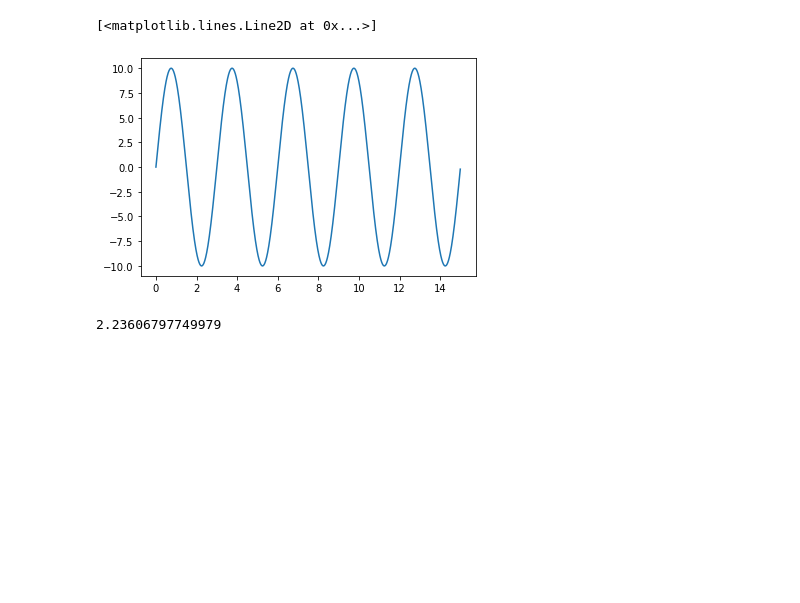
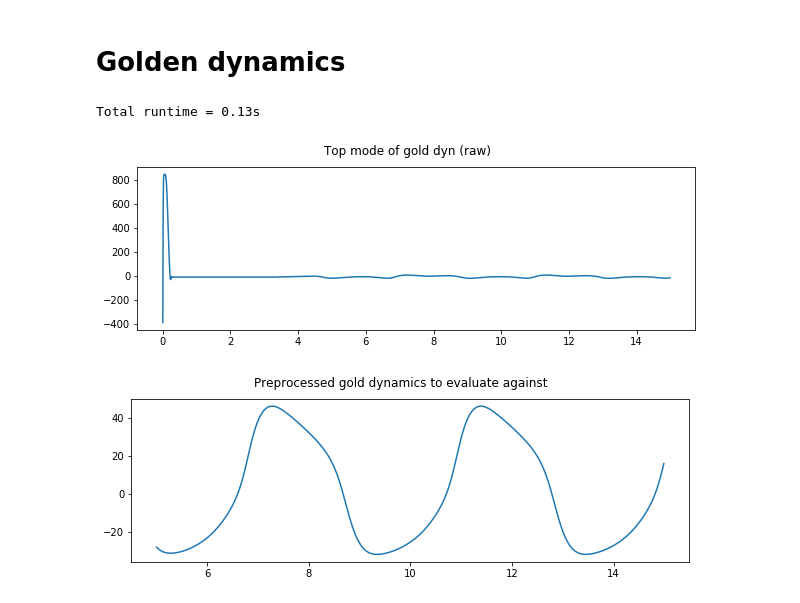
Before and after one commit to sjonany/c-elegans-connectome-opt, a Jupyter notebook: analysis/connectome_opt.ipynb, the cells around one changed output. Saved outputs shown, nothing was run; the diff lists cells and outputs as text; code cells hidden in the pictures; blank space fills up the shorter version.

```diff
--- a/analysis/connectome_opt.ipynb
+++ b/analysis/connectome_opt.ipynb
@@ -43,24 +28,20 @@ def gen_random_connectome(N):
-# %%
-import pylab as plt
-
-def get_gold_dynamics(simul_ts, dt):
-  """
-  Generate the golden dynamics for simul_ts
-  The return value is already discretized according to dt
-  """
-  # Period length in s
-  simul_s = simul_ts*dt
-  ts = np.arange(0, simul_s, dt)
-  return ts, 10*np.sin((5 * 2 * np.pi/ simul_s) * ts)
-
-ts, ys = get_gold_dynamics(simul_ts, dt)
-plt.plot(ts, ys)
-# %% [output]
-[<matplotlib.lines.Line2D at 0x...>]
-[figure, removed]
-# %%
-def ts_distance_euclidean(ts1, ts2):
-  return np.linalg.norm(ts1 - ts2)
-ts_distance_euclidean(np.array([1] * 5), np.array([0] * 5))
-# %% [output]
-2.23606797749979
+# %% [markdown]
+# Golden dynamics
+# %%
+# Initial run
+gold_dyn = dynamics.get_jimin_3neuron_dynamics(simul_ts, dt)
+top_mode_gold_dyn = dynamics.get_top_mode(gold_dyn)
+preprocessed_gold_dyn = distance.preprocess_pop_dyn(gold_dyn, eval_ts)
+
+fig, ax = plt.subplots(nrows=1, ncols=1, figsize=(10, 3))
+ax.plot(simul_timepoints, top_mode_gold_dyn)
+fig.suptitle("Top mode of gold dyn (raw)")
+
+fig, ax = plt.subplots(nrows=1, ncols=1, figsize=(10, 3))
+ax.plot(eval_timepoints, preprocessed_gold_dyn)
+fig.suptitle("Preprocessed gold dynamics to evaluate against")
+_ = _
+# %% [output]
+Total runtime = 0.13s
+[figure, added]
+[figure, added]
```
Also changed, not shown: parts of 9 cells of this notebook, 3 other files.
